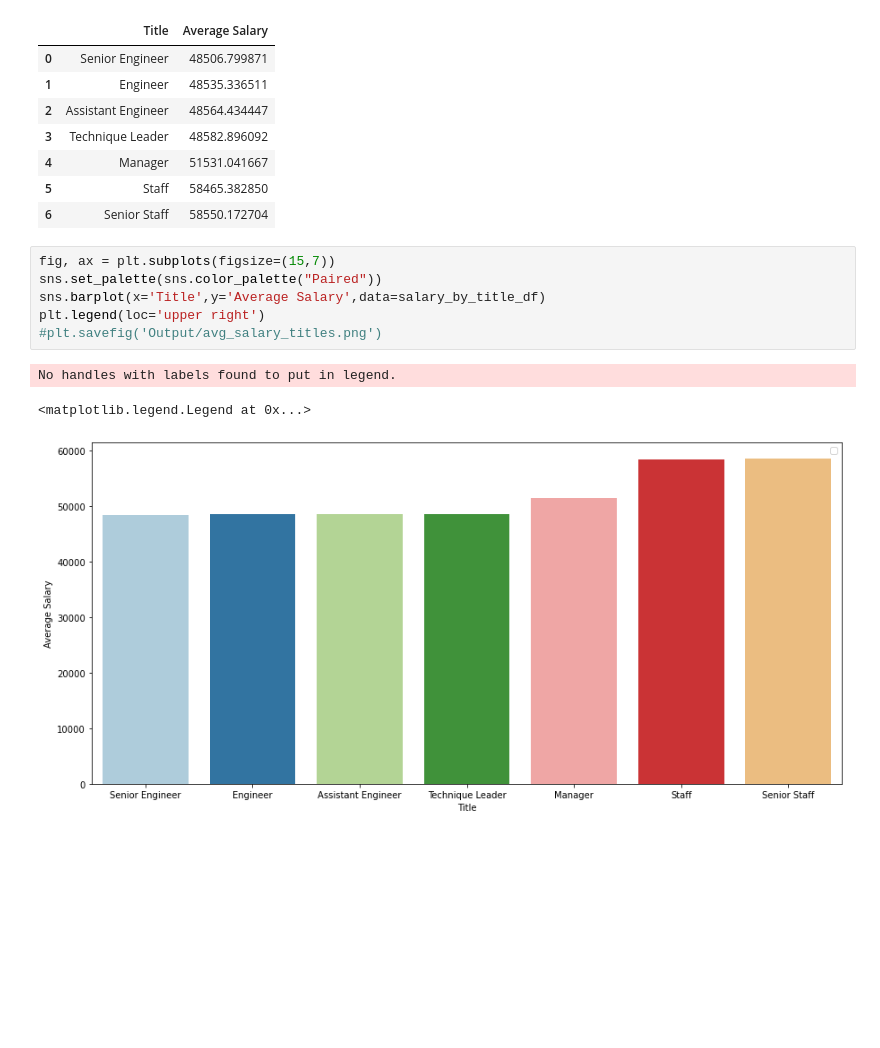
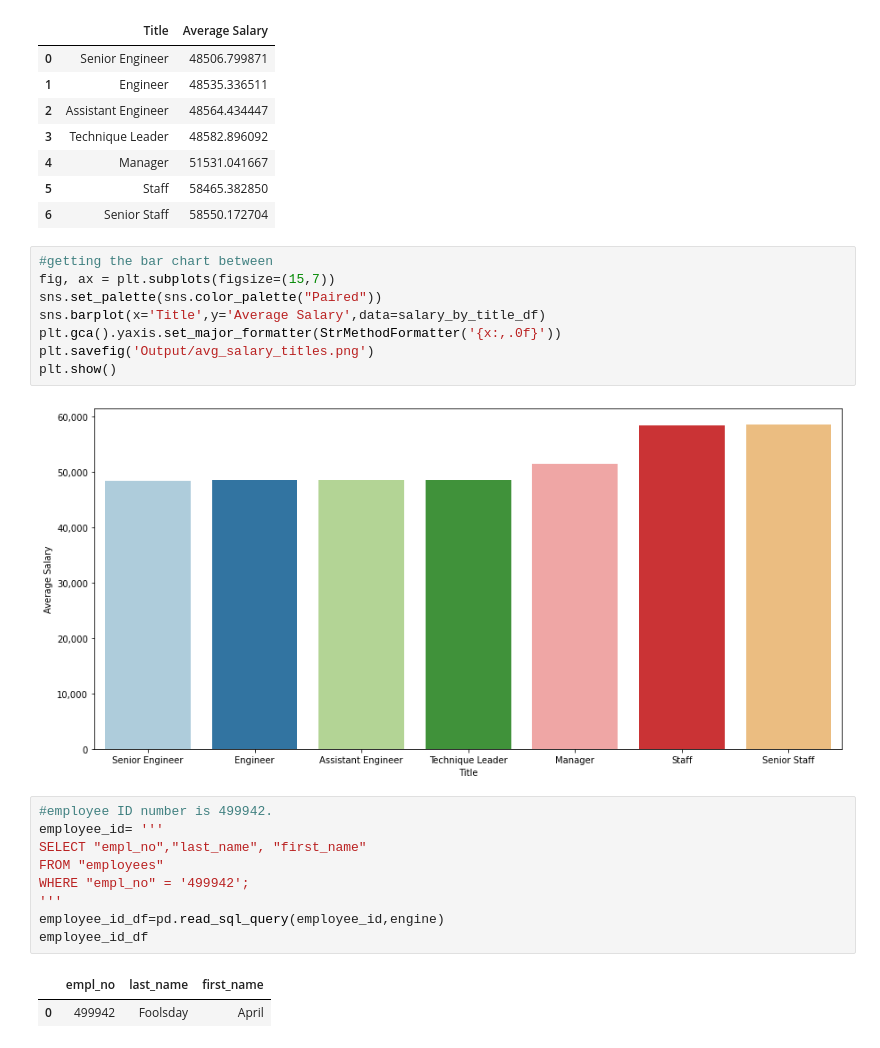
Before and after one commit to susanquiros/sql-challenge, a Jupyter notebook: EmployeeSQL/Employee_analysis.ipynb, the cells around one changed output. Cells and saved outputs as stored; diff of their text form; blank space fills up the shorter version.

Commit message:
getting ready to the end

```diff
--- a/EmployeeSQL/Employee_analysis.ipynb
+++ b/EmployeeSQL/Employee_analysis.ipynb
@@ -83,12 +83,24 @@ salary_by_title_df
 | 5 | Staff | 58465.382850 |
 | 6 | Senior Staff | 58550.172704 |
 # %%
+#getting the bar chart between
 fig, ax = plt.subplots(figsize=(15,7))
 sns.set_palette(sns.color_palette("Paired"))
 sns.barplot(x='Title',y='Average Salary',data=salary_by_title_df)
-plt.legend(loc='upper right')
-#plt.savefig('Output/avg_salary_titles.png')
+plt.gca().yaxis.set_major_formatter(StrMethodFormatter('{x:,.0f}'))
+plt.savefig('Output/avg_salary_titles.png')
+plt.show()
 # %% [output]
-No handles with labels found to put in legend.
-<matplotlib.legend.Legend at 0x...>
 [figure]
+# %%
+#employee ID number is 499942.
+employee_id= '''
+SELECT "empl_no","last_name", "first_name"
+FROM "employees"
+WHERE "empl_no" = '499942';
+'''
+employee_id_df=pd.read_sql_query(employee_id,engine)
+employee_id_df
+# %% [output]
+|  | empl_no | last_name | first_name |
+| 0 | 499942 | Foolsday | April |
```
Also changed, not shown: 2 other files.
